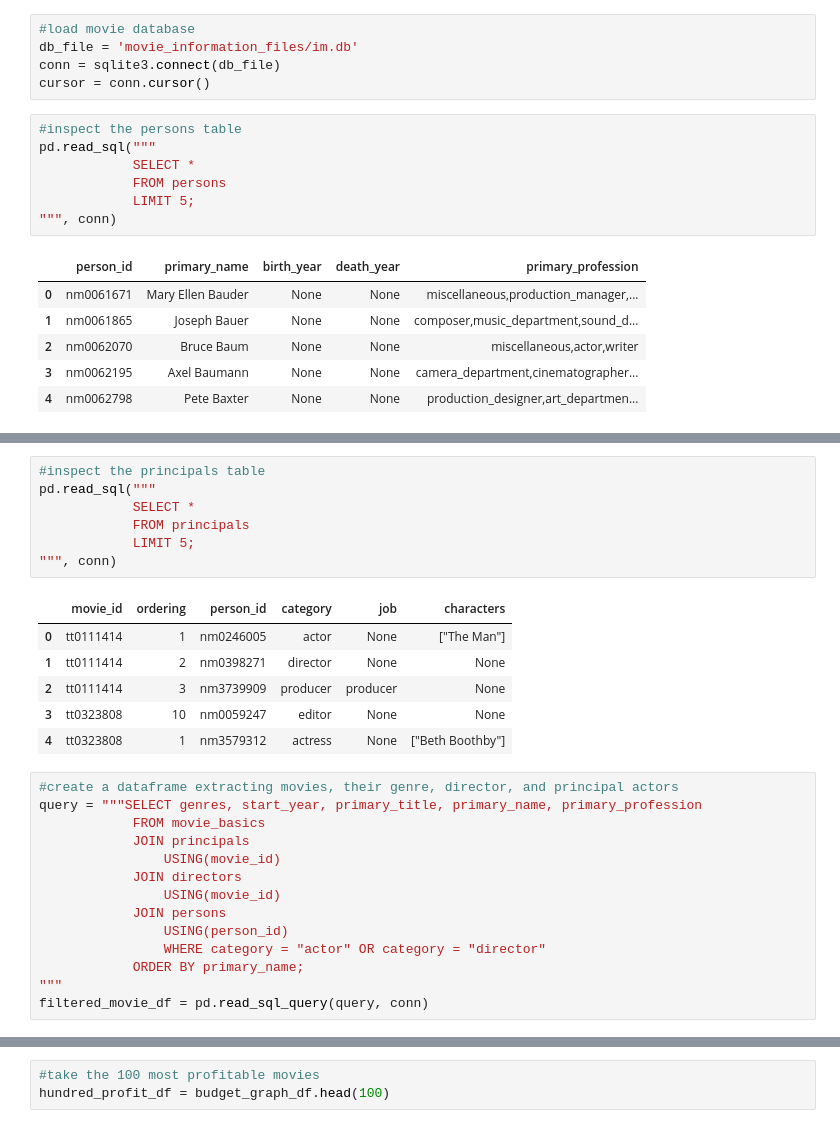
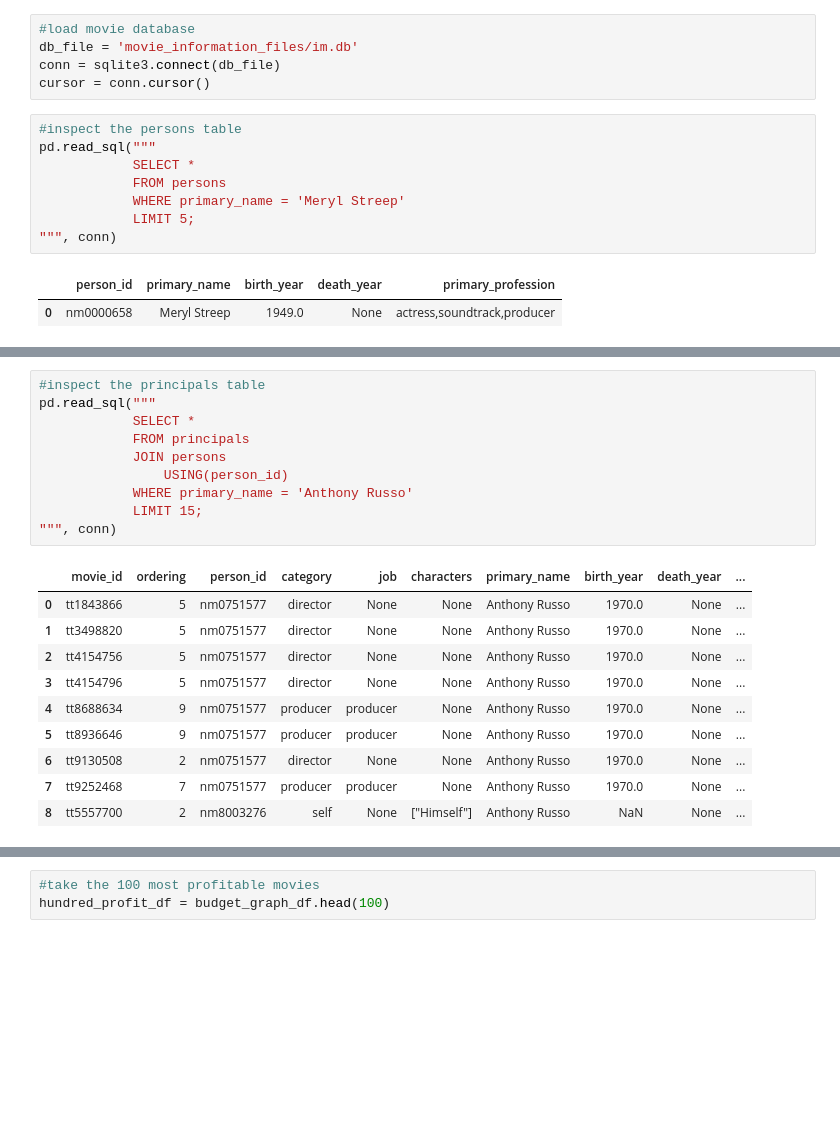
Before and after one commit to chrismiley87/dsc-phase-2-project-v3, a Jupyter notebook: student.ipynb, the cells around one changed output, grey strips where cells are left out. Cells and saved outputs as stored; diff of their text form; blank space fills up the shorter version.

```diff
--- a/student.ipynb
+++ b/student.ipynb
@@ -347,15 +347,12 @@ cursor = conn.cursor()
 pd.read_sql("""
             SELECT *
             FROM persons
+            WHERE primary_name = 'Meryl Streep'
             LIMIT 5;
 """, conn)
 # %% [output]
 |  | person_id | primary_name | birth_year | death_year | primary_profession |
-| 0 | nm0061671 | Mary Ellen Bauder | None | None | miscellaneous,production_manager,... |
-| 1 | nm0061865 | Joseph Bauer | None | None | composer,music_department,sound_d... |
-| 2 | nm0062070 | Bruce Baum | None | None | miscellaneous,actor,writer |
-| 3 | nm0062195 | Axel Baumann | None | None | camera_department,cinematographer... |
-| 4 | nm0062798 | Pete Baxter | None | None | production_designer,art_departmen... |
+| 0 | nm0000658 | Meryl Streep | 1949.0 | None | actress,soundtrack,producer |
 # %%
 #inspect the movie_basics table
 pd.read_sql("""
@@ -373,28 +370,21 @@ pd.read_sql("""
 # %%
 #inspect the principals table
 pd.read_sql("""
             SELECT *
             FROM principals
-            LIMIT 5;
+            JOIN persons
+                USING(person_id)
+            WHERE primary_name = 'Anthony Russo'
+            LIMIT 15;
 """, conn)
 # %% [output]
-|  | movie_id | ordering | person_id | category | job | characters |
-| 0 | tt0111414 | 1 | nm0246005 | actor | None | ["The Man"] |
-| 1 | tt0111414 | 2 | nm0398271 | director | None | None |
-| 2 | tt0111414 | 3 | nm3739909 | producer | producer | None |
-| 3 | tt0323808 | 10 | nm0059247 | editor | None | None |
-| 4 | tt0323808 | 1 | nm3579312 | actress | None | ["Beth Boothby"] |
+|  | movie_id | ordering | person_id | category | job | characters | primary_name | birth_year | death_year | ... |
+| 0 | tt1843866 | 5 | nm0751577 | director | None | None | Anthony Russo | 1970.0 | None | ... |
+| 1 | tt3498820 | 5 | nm0751577 | director | None | None | Anthony Russo | 1970.0 | None | ... |
+| 2 | tt4154756 | 5 | nm0751577 | director | None | None | Anthony Russo | 1970.0 | None | ... |
+| 3 | tt4154796 | 5 | nm0751577 | director | None | None | Anthony Russo | 1970.0 | None | ... |
+| 4 | tt8688634 | 9 | nm0751577 | producer | producer | None | Anthony Russo | 1970.0 | None | ... |
+| 5 | tt8936646 | 9 | nm0751577 | producer | producer | None | Anthony Russo | 1970.0 | None | ... |
+| 6 | tt9130508 | 2 | nm0751577 | director | None | None | Anthony Russo | 1970.0 | None | ... |
+| 7 | tt9252468 | 7 | nm0751577 | producer | producer | None | Anthony Russo | 1970.0 | None | ... |
+| 8 | tt5557700 | 2 | nm8003276 | self | None | ["Himself"] | Anthony Russo | NaN | None | ... |
-# %%
-#create a dataframe extracting movies, their genre, director, and principal actors
-query = """SELECT genres, start_year, primary_title, primary_name, primary_profession
-            FROM movie_basics
-            JOIN principals
-                USING(movie_id)
-            JOIN directors
-                USING(movie_id)
-            JOIN persons
-                USING(person_id)
-                WHERE category = "actor" OR category = "director"
-            ORDER BY primary_name;
-"""
-filtered_movie_df = pd.read_sql_query(query, conn)
```
Also changed, not shown: parts of 24 cells of this notebook.
